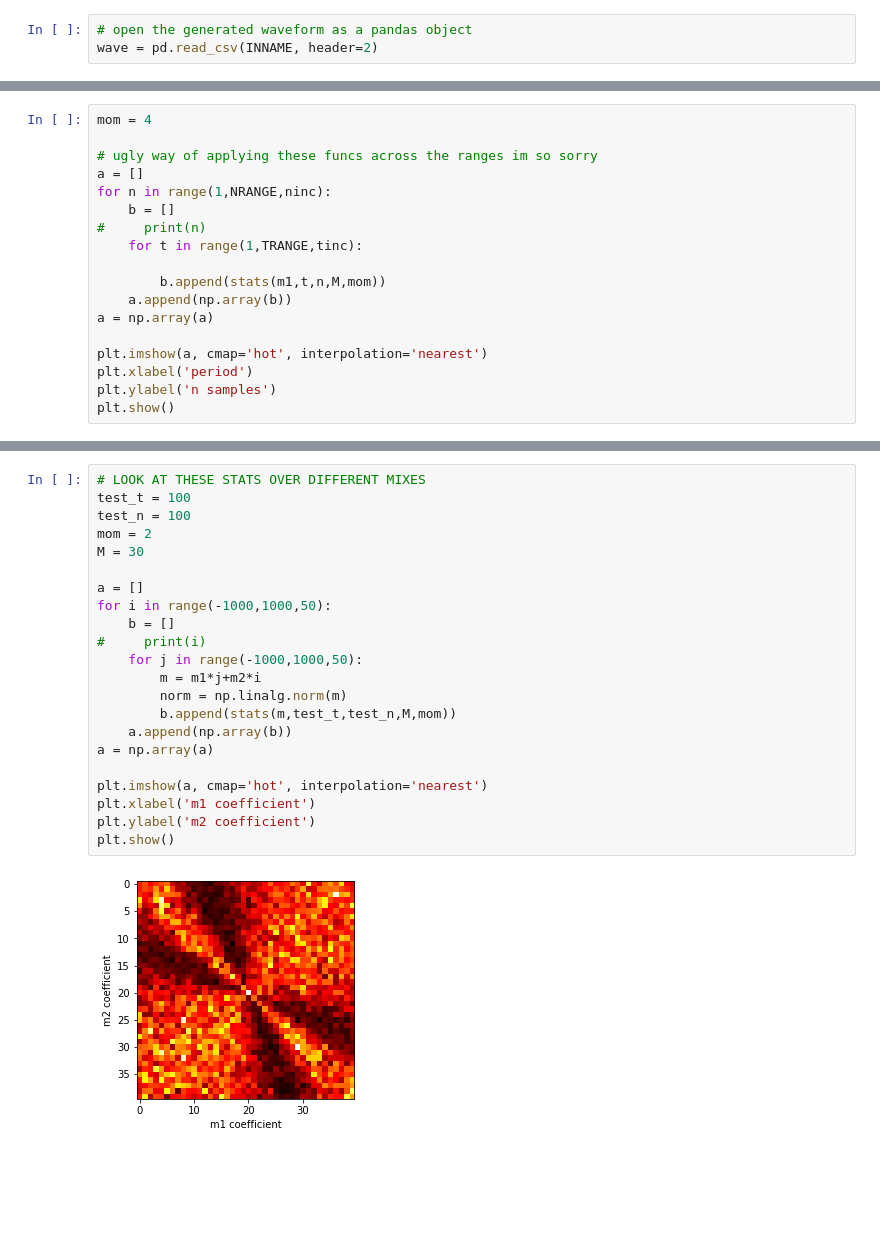
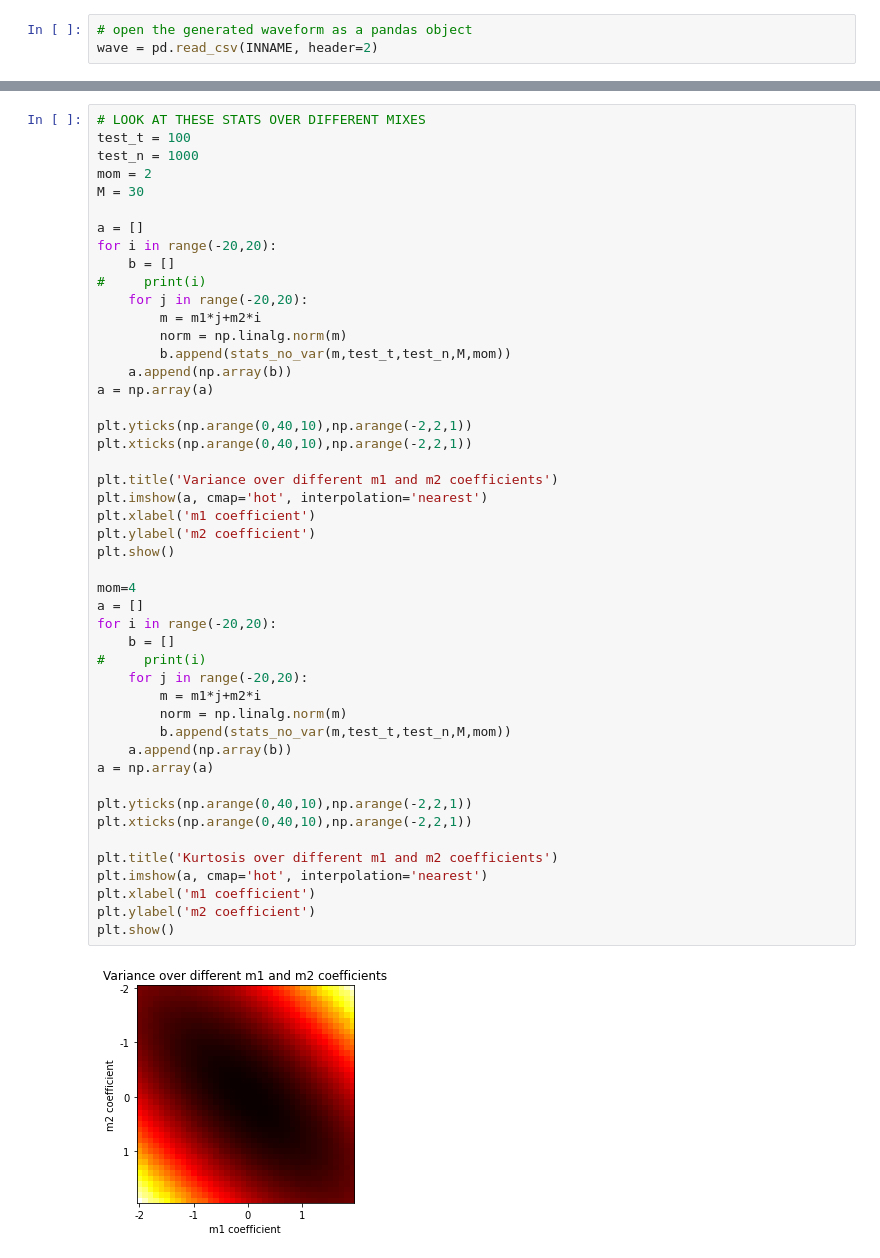
Before and after one commit to aceaton/558proj, a Jupyter notebook: waveform/Sampling.ipynb, the cells around one changed output, grey strips where cells are left out. Cells and saved outputs as stored; diff of their text form; blank space fills up the shorter version.

Commit message:
Redid a lot of the graphs

```diff
--- a/waveform/Sampling.ipynb
+++ b/waveform/Sampling.ipynb
@@ -110,18 +102,0 @@ Text(0, 0.5, 'n samples')
-# %%
-mom = 4
-
-# ugly way of applying these funcs across the ranges im so sorry
-a = []
-for n in range(1,NRANGE,ninc):
-    b = []
-#     print(n)
-    for t in range(1,TRANGE,tinc):
-
-        b.append(stats(m1,t,n,M,mom))
-    a.append(np.array(b))
-a = np.array(a)
-
-plt.imshow(a, cmap='hot', interpolation='nearest')
-plt.xlabel('period')
-plt.ylabel('n samples')
-plt.show()
@@ -150,24 +148,49 @@ plt.show()
 # %%
 # LOOK AT THESE STATS OVER DIFFERENT MIXES
 test_t = 100
-test_n = 100
+test_n = 1000
 mom = 2
 M = 30
 
 a = []
-for i in range(-1000,1000,50):
+for i in range(-20,20):
     b = []
 #     print(i)
-    for j in range(-1000,1000,50):
+    for j in range(-20,20):
         m = m1*j+m2*i
         norm = np.linalg.norm(m)
-        b.append(stats(m,test_t,test_n,M,mom))
+        b.append(stats_no_var(m,test_t,test_n,M,mom))
     a.append(np.array(b))
 a = np.array(a)
 
+plt.yticks(np.arange(0,40,10),np.arange(-2,2,1))
+plt.xticks(np.arange(0,40,10),np.arange(-2,2,1))
+
+plt.title('Variance over different m1 and m2 coefficients')
 plt.imshow(a, cmap='hot', interpolation='nearest')
 plt.xlabel('m1 coefficient')
 plt.ylabel('m2 coefficient')
 plt.show()
+
+mom=4
+a = []
+for i in range(-20,20):
+    b = []
+#     print(i)
+    for j in range(-20,20):
+        m = m1*j+m2*i
+        norm = np.linalg.norm(m)
+        b.append(stats_no_var(m,test_t,test_n,M,mom))
+    a.append(np.array(b))
+a = np.array(a)
+
+plt.yticks(np.arange(0,40,10),np.arange(-2,2,1))
+plt.xticks(np.arange(0,40,10),np.arange(-2,2,1))
+
+plt.title('Kurtosis over different m1 and m2 coefficients')
+plt.imshow(a, cmap='hot', interpolation='nearest')
+plt.xlabel('m1 coefficient')
+plt.ylabel('m2 coefficient')
+plt.show()
 # %% [output]
-[figure, old version]
+[figure, new version]
```
Also changed, not shown: parts of 18 cells of this notebook.
